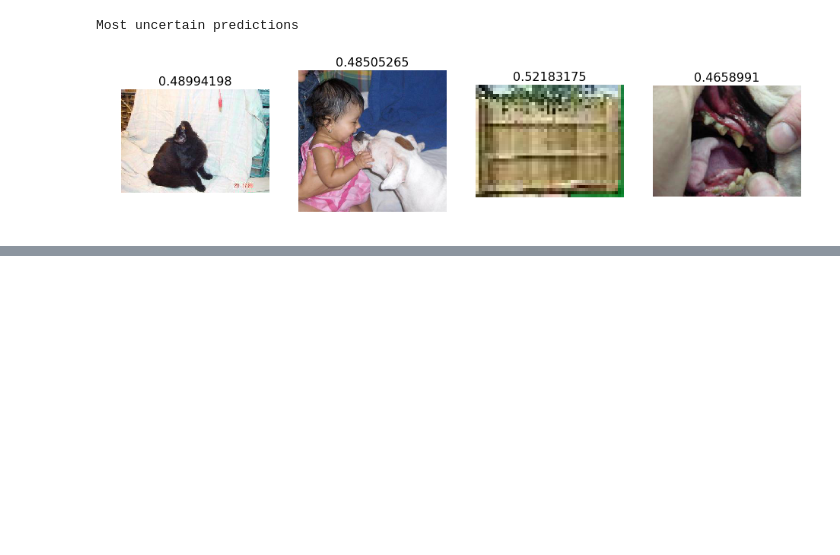
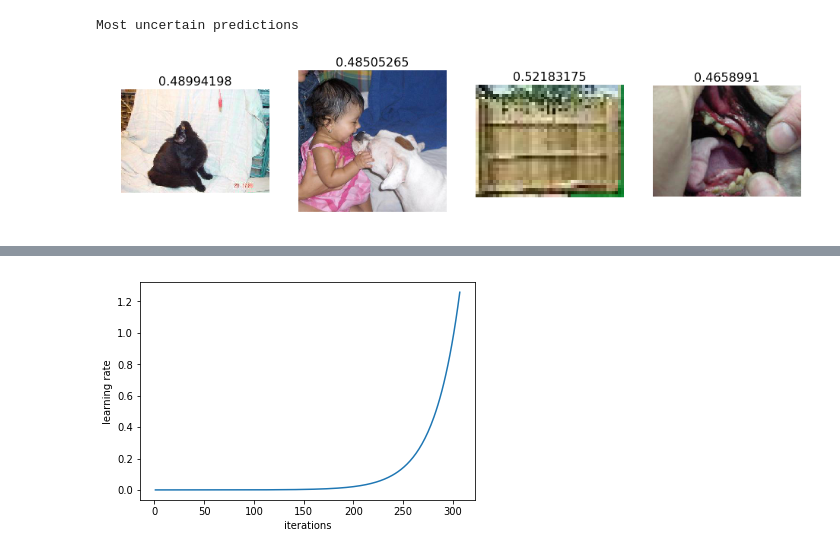
Before and after one commit to Amanpradhan/Fastai, a Jupyter notebook: synergy_lesson1.ipynb, the cells around one changed output, grey strips where cells are left out. Drawn from its saved outputs; the diff is of its cells as text; code cells hidden in the pictures; blank space fills up the shorter version.

```diff
--- a/synergy_lesson1.ipynb
+++ b/synergy_lesson1.ipynb
@@ -176,0 +175,2 @@ f
+# %%
+learn = ConvLearner.pretrained(arch, data, precompute=True)
@@ -176,0 +181,4 @@ f
+# %%
+learn.sched.plot_lr()
+# %% [output]
+[figure, added]
```
Also changed, not shown: parts of 3 cells of this notebook.
